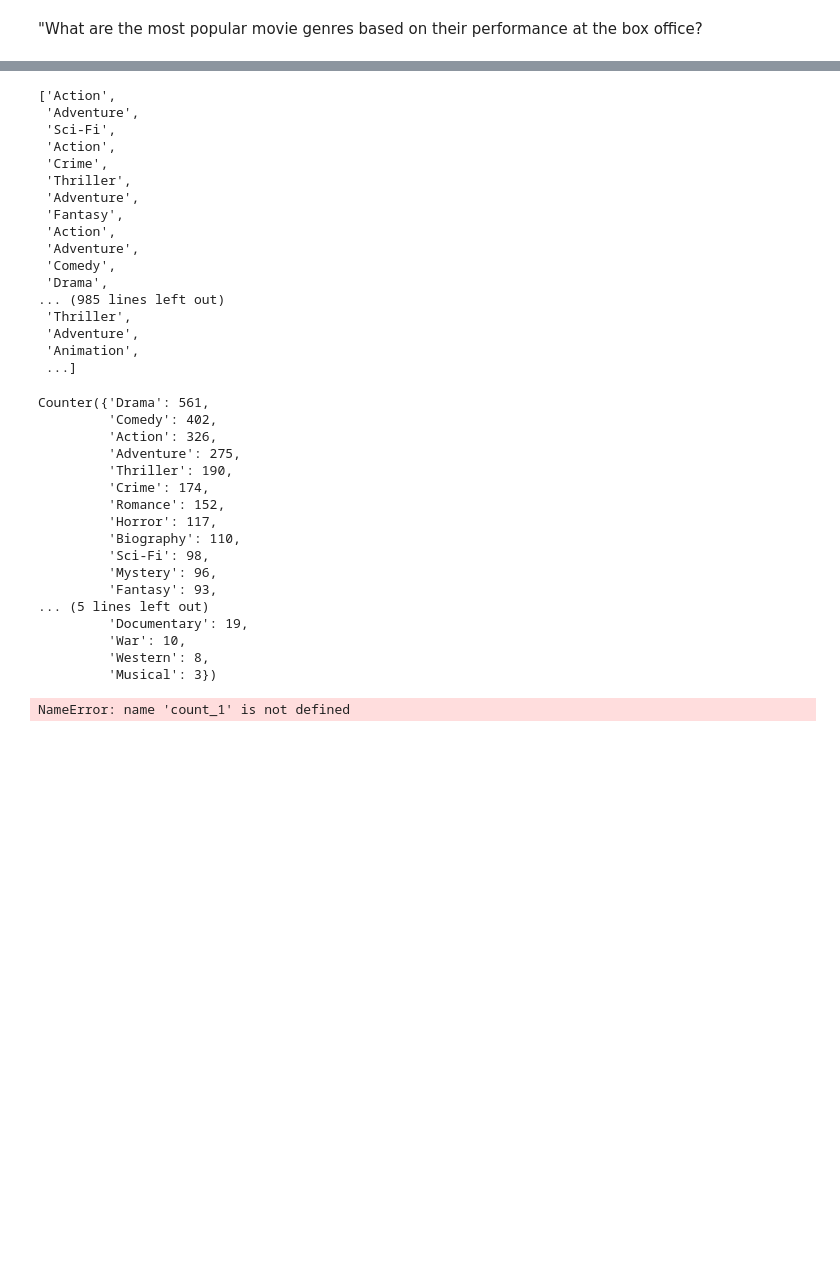
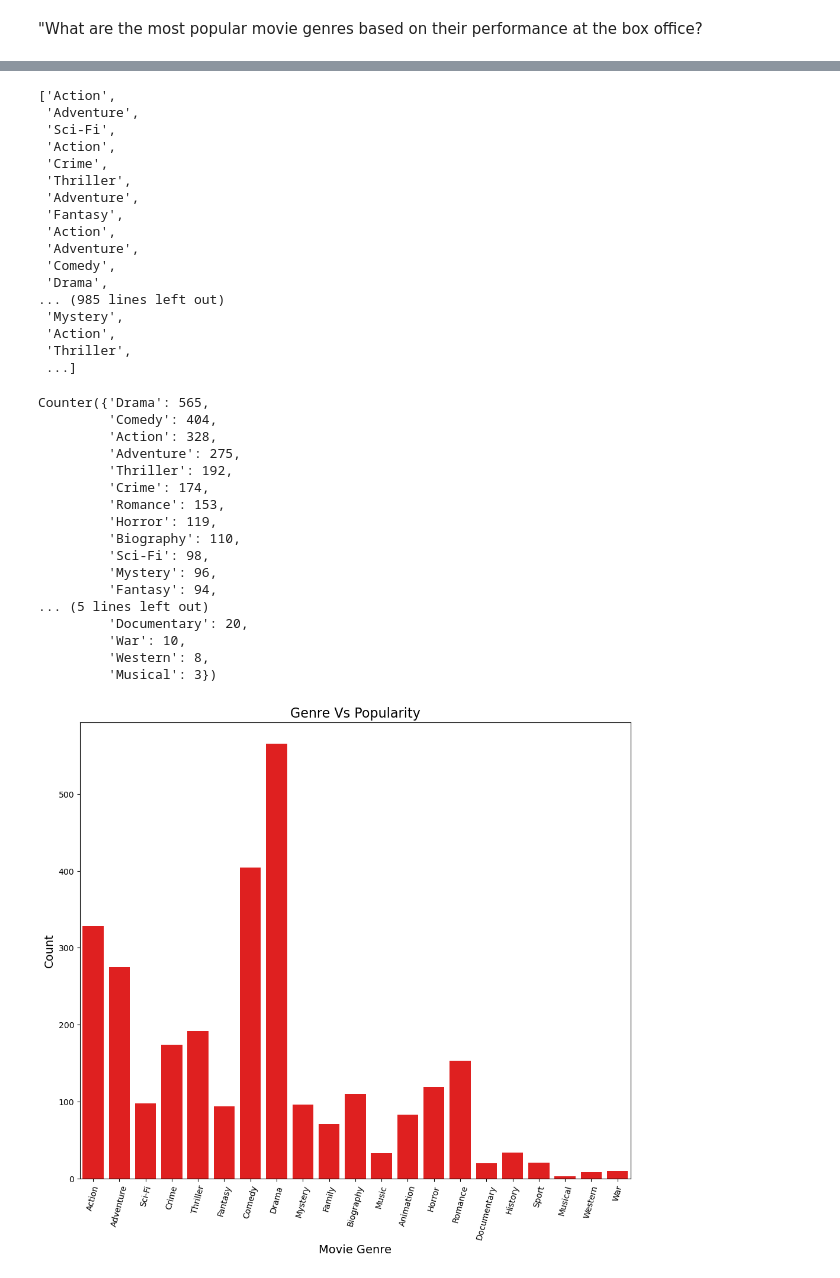
Before and after one commit to Keter22/dsc-phase-1-project-v2-4, a Jupyter notebook: student.ipynb, the cells around one changed output, grey strips where cells are left out. Saved outputs shown, nothing was run; the diff lists cells and outputs as text; code cells hidden in the pictures; blank space fills up the shorter version.

```diff
--- a/student.ipynb
+++ b/student.ipynb
@@ -1090,0 +1075,3 @@ dtype: int64
+# %%
+final_df.dropna(subset = ['genres'],inplace=True)
+final_df.isna().sum()
@@ -1145,9 +1147,9 @@ top_genres_list
  'Comedy',
  'Drama',
 ... (985 lines left out)
+ 'Mystery',
+ 'Action',
  'Thriller',
- 'Adventure',
- 'Animation',
  ...]
 # %%
 # Getting the unique genres from the list of lists containing individual genres for each movie
@@ -1166,31 +1168,49 @@ from collections import Counter
 count_unique_genres = Counter([genre for sublist in top_genres for genre in sublist])
 count_unique_genres
 # %% [output]
-Counter({'Drama': 561,
-         'Comedy': 402,
-         'Action': 326,
+Counter({'Drama': 565,
+         'Comedy': 404,
+         'Action': 328,
          'Adventure': 275,
-         'Thriller': 190,
+         'Thriller': 192,
          'Crime': 174,
-         'Romance': 152,
-         'Horror': 117,
+         'Romance': 153,
+         'Horror': 119,
          'Biography': 110,
          'Sci-Fi': 98,
          'Mystery': 96,
-         'Fantasy': 93,
+         'Fantasy': 94,
 ... (5 lines left out)
-         'Documentary': 19,
+         'Documentary': 20,
          'War': 10,
          'Western': 8,
          'Musical': 3})
 # %%
 # Separating the genres and their counts into separate lists
 # Iterating through the items of the Counter object and appending keys (genres) and values (counts) to separate lists
+
 genre = []
 count = []
 
-for key, value in count_1.items():
+for key, values in count_unique_genres.items():
     genre.append(key)
-    count.append(value)
+    count.append(values)
-# %% [output]
-NameError: name 'count_1' is not defined
+# %%
+# Plotting the counts of each genre using a bar plot
+plt.figure(figsize=(12, 10))
+sns.barplot(x=genre, y=count, color='red')
+
+# Adding labels and title
+plt.title('Genre Vs Popularity', fontsize=16)
+plt.xlabel('Movie Genre', fontsize=14)
+plt.ylabel('Count', fontsize=14)
+
+# Rotating x-axis labels for better readability
+plt.xticks(rotation=75)
+
+# Saving the plot as a PNG file
+plt.savefig('Genres Vs Popularity.png')
+
+plt.show()
+# %% [output]
+[figure, added]
```
Also changed, not shown: parts of 14 cells of this notebook.
